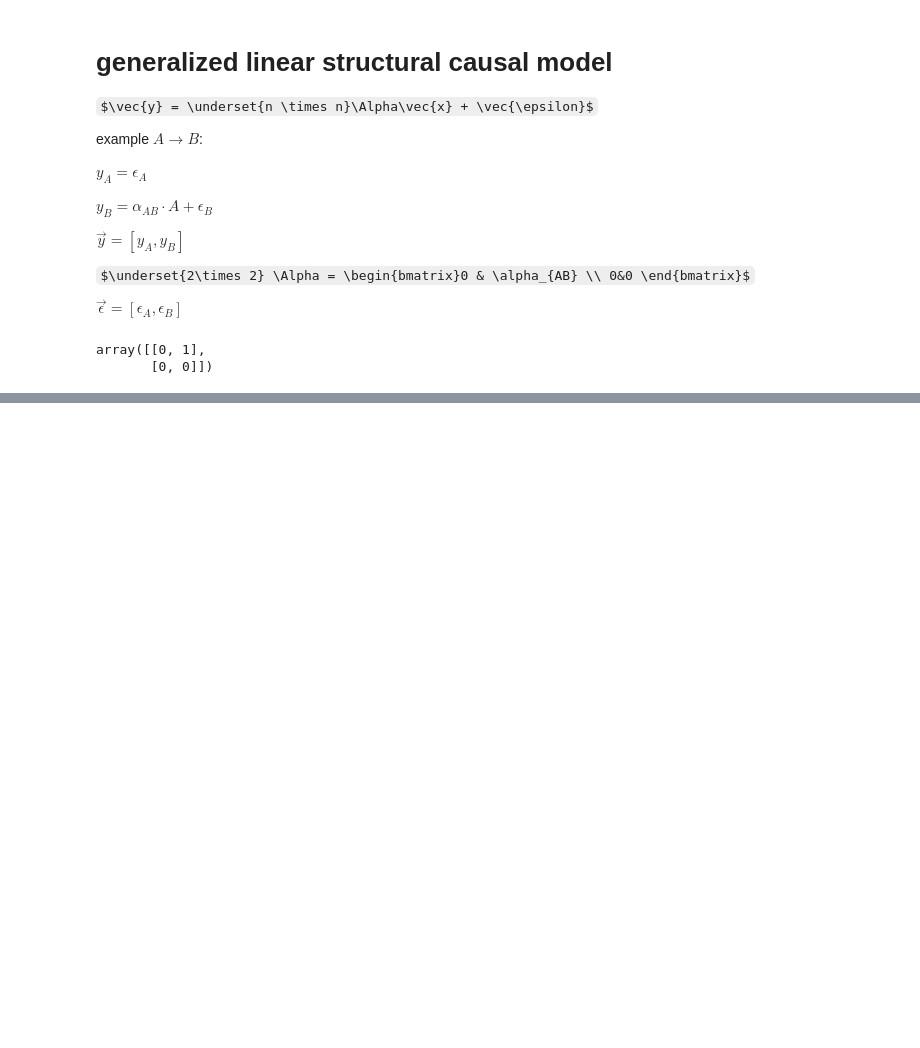
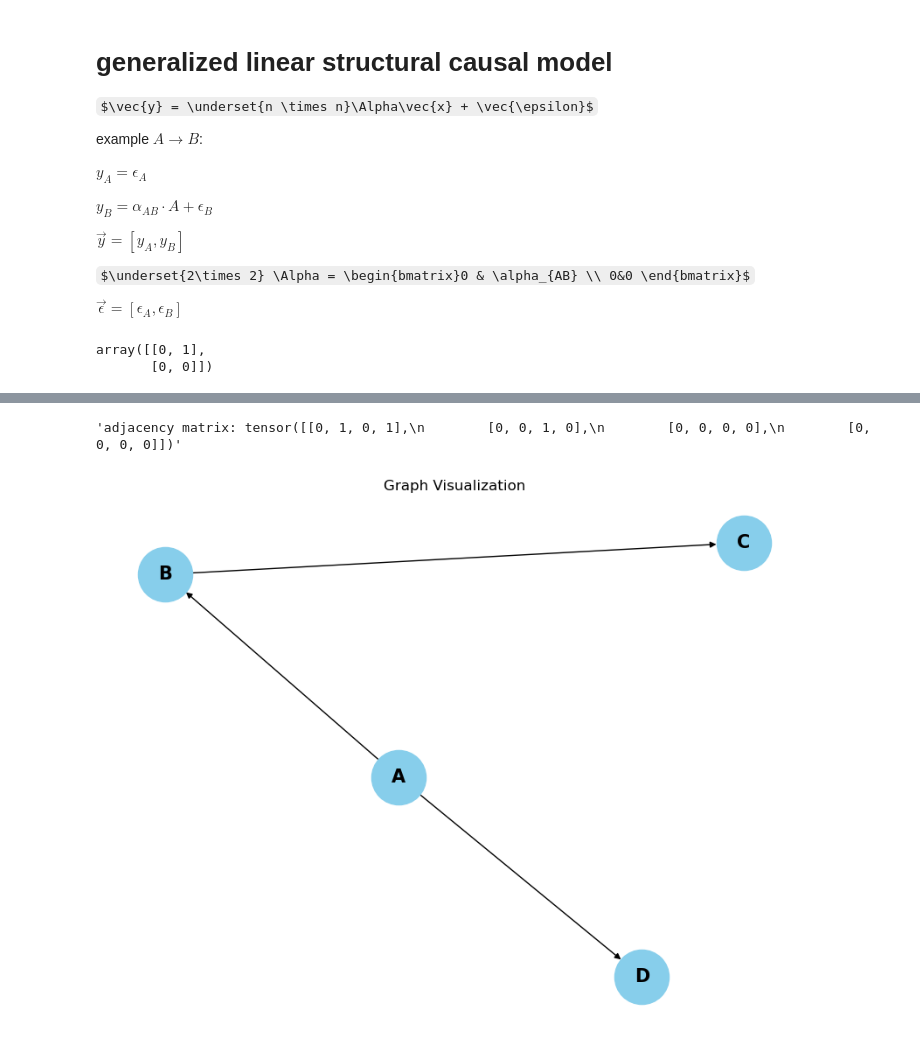
Before and after one commit to CRISPR-CARB/nocap, a Jupyter notebook: notebooks/linear_models_in_pyro.ipynb, the cells around one changed output, grey strips where cells are left out. Cells and saved outputs as stored; diff of their text form; code cells hidden in the pictures; some formulas as TeX source; blank space fills up the shorter version.

```diff
--- a/notebooks/linear_models_in_pyro.ipynb
+++ b/notebooks/linear_models_in_pyro.ipynb
@@ -768,3 +768,61 @@ alpha_1_2: -0.19940176606178284
 alpha_2_0: 1.1038745641708374
 alpha_2_3: -0.8902750015258789
 [drawing not drawn]
+# %%
+import pyro
+import pyro.distributions as dist
+import torch
+
+
+def linear_structural_causal_model(adjacency_matrix, node_names):
+    # Initialize a dictionary to store the sampled values
+    state_variables = {}
+
+    # Sample noise for each state variable
+    noise = {name: pyro.sample(f"epsilon_{name}", dist.Normal(0, 1)) for name in node_names}
+
+    # Prior distributions for the beta parameters (relationship strengths)
+    beta = {f"beta_{parent}_{child}": pyro.sample(f"beta_{parent}_{child}", dist.Normal(0, 1))
+            for i, parent in enumerate(node_names) for j, child in enumerate(node_names) if adjacency_matrix[i][j] == 1}
+
+    # Calculate the values of state variables based on their parents
+    for j, child in enumerate(node_names):
+        parent_sum = 0.0
+        for i, parent in enumerate(node_names):
+            if adjacency_matrix[i][j] == 1:
+                parent_sum += beta[f"beta_{parent}_{child}"] * state_variables.get(parent, noise[parent])
+        state_variables[child] = pyro.deterministic(child, parent_sum + noise[child])
+
+    return state_variables
+
+
+
+# Define the DAG using an adjacency matrix (A -> B -> C, A -> D)
+adj_matrix = torch.tensor([[0, 1, 0, 1],  # A
+                           [0, 0, 1, 0],  # B
+                           [0, 0, 0, 0],  # C
+                           [0, 0, 0, 0]]) # D
+
+display(f"adjacency matrix: {adj_matrix}")
+
+node_names = ['A', 'B', 'C', 'D']
+
+# Create a directed graph (DiGraph)
+G = nx.DiGraph()
+G.add_edges_from([('A', 'B'), ('B', 'C'), ('A', 'D')])
+
+# Plot the visual graph
+plt.figure(figsize=(8, 6))
+nx.draw(G, with_labels=True, node_color='skyblue', node_size=2000, edge_color='k', font_size=15, font_color='black', font_weight='bold')
+plt.title('Graph Visualization')
+plt.show()
+
+# Generate the probabilistic model
+pyro.clear_param_store()  # Clear the parameter store
+model = lambda: linear_structural_causal_model(adj_matrix, node_names)
+
+# Visualize the model
+pyro.render_model(model, render_distributions=True, render_deterministic=True)
+# %% [output]
+'adjacency matrix: tensor([[0, 1, 0, 1],\n        [0, 0, 1, 0],\n        [0, 0, 0, 0],\n        [0, 0, 0, 0]])'
+[figure, added]
```
Also changed, not shown: parts of 1 cell of this notebook.
